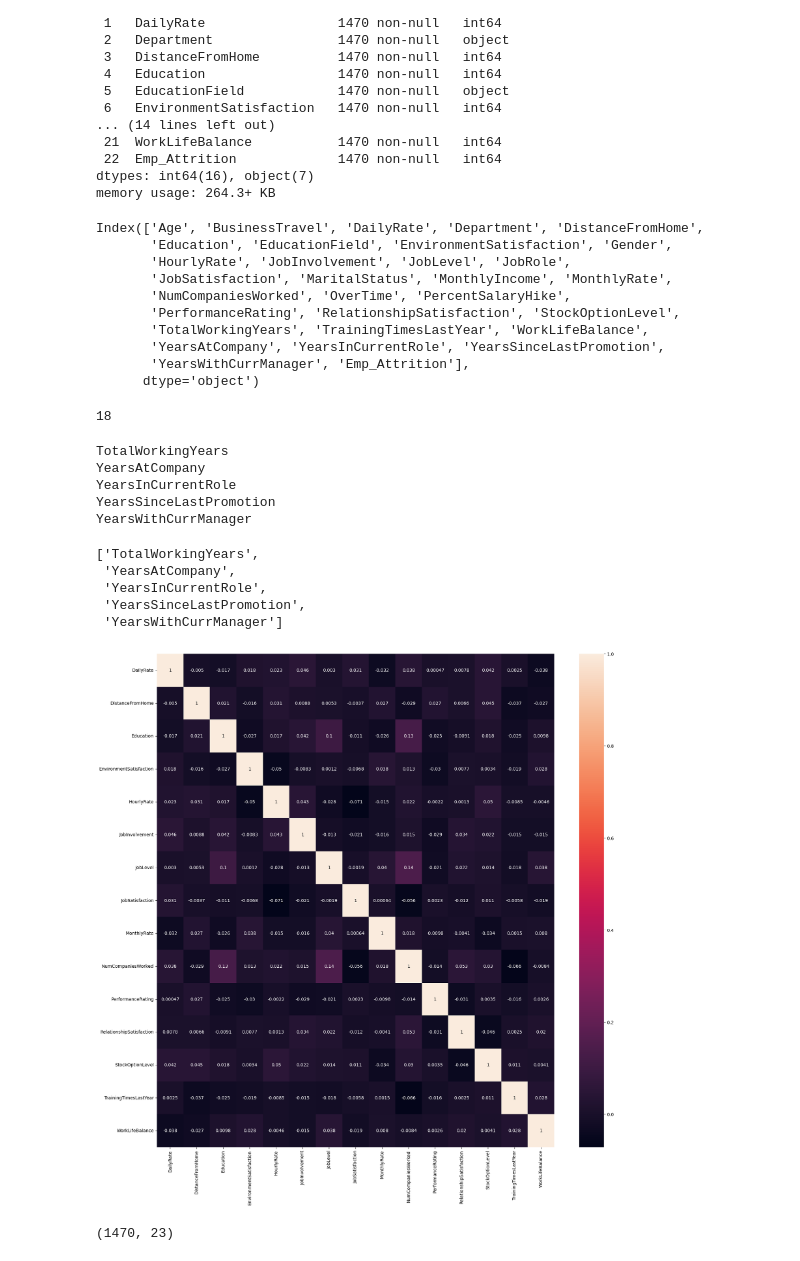
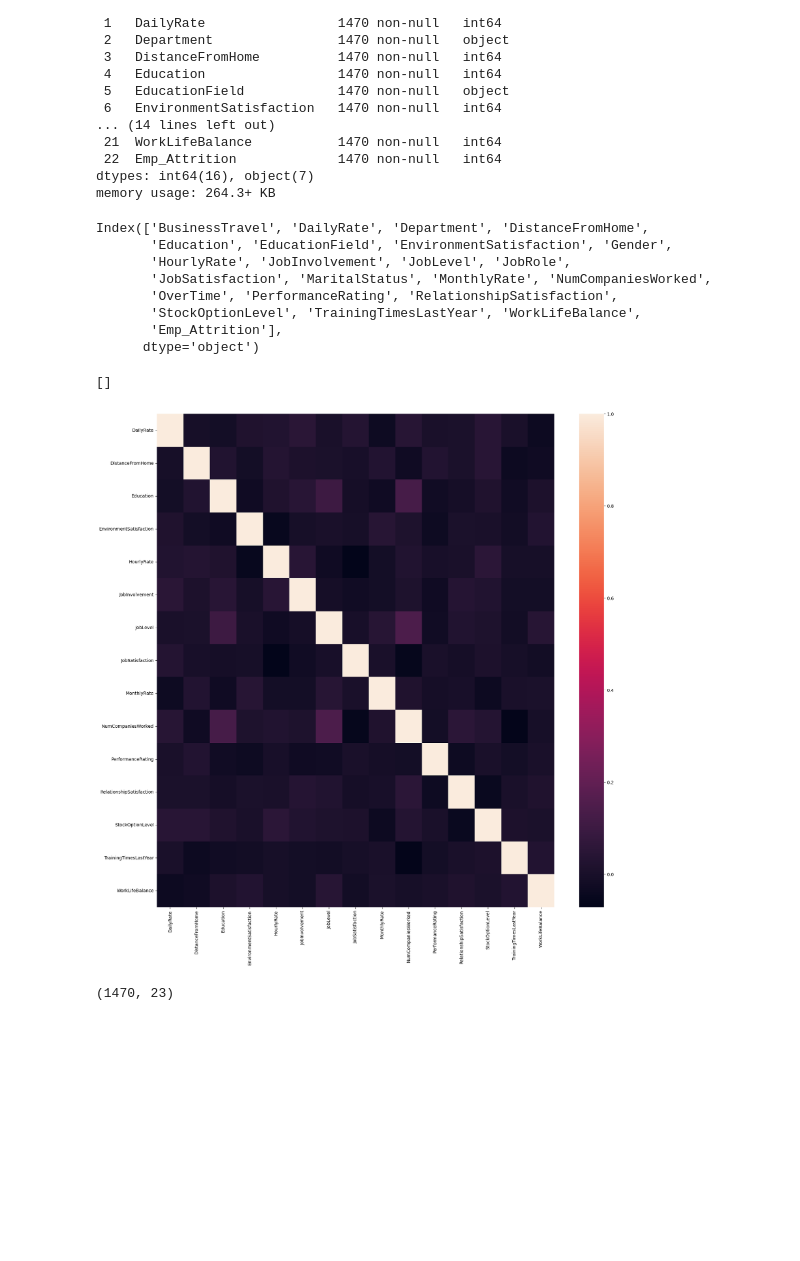
Before and after one commit to GorrettyOkumbe/Datascience-One-Campus, a Jupyter notebook: WORK _SPACE/Employee_Attrition_2023.ipynb, the cells around one changed output. Cells and saved outputs as stored; diff of their text form; code cells hidden in the pictures; blank space fills up the shorter version.

```diff
--- a/WORK _SPACE/Employee_Attrition_2023.ipynb
+++ b/WORK _SPACE/Employee_Attrition_2023.ipynb
@@ -38,7 +40,7 @@ def wrangle(path):
     df =  pd.read_csv(path)
 
     #create new target column that is new attrition ("Emp_Attrition") column
-    df["Emp_Attrition"] = [1 if  i == "Yes" else 0 for i in df["Attrition"]]
+    df["Emp_Attrition"] = [1 if  i == "No" else 0 for i in df["Attrition"]]
 
     # drop old target feature `Attrition`
     df.drop(columns="Attrition", inplace=True)
@@ -97,47 +99,33 @@ memory usage: 264.3+ KB
 # %%
 df.columns
 # %% [output]
-Index(['Age', 'BusinessTravel', 'DailyRate', 'Department', 'DistanceFromHome',
+Index(['BusinessTravel', 'DailyRate', 'Department', 'DistanceFromHome',
        'Education', 'EducationField', 'EnvironmentSatisfaction', 'Gender',
        'HourlyRate', 'JobInvolvement', 'JobLevel', 'JobRole',
-       'JobSatisfaction', 'MaritalStatus', 'MonthlyIncome', 'MonthlyRate',
-       'NumCompaniesWorked', 'OverTime', 'PercentSalaryHike',
-       'PerformanceRating', 'RelationshipSatisfaction', 'StockOptionLevel',
-       'TotalWorkingYears', 'TrainingTimesLastYear', 'WorkLifeBalance',
-       'YearsAtCompany', 'YearsInCurrentRole', 'YearsSinceLastPromotion',
-       'YearsWithCurrManager', 'Emp_Attrition'],
+       'JobSatisfaction', 'MaritalStatus', 'MonthlyRate', 'NumCompaniesWorked',
+       'OverTime', 'PerformanceRating', 'RelationshipSatisfaction',
+       'StockOptionLevel', 'TrainingTimesLastYear', 'WorkLifeBalance',
+       'Emp_Attrition'],
       dtype='object')
 # %%
-df["YearsWithCurrManager"].nunique()
+#df["YearsWithCurrManager"].nunique()
-# %% [output]
-18
 # %%
 for i in df.columns:
     if "Years" in i:
         print(i)
-# %% [output]
-TotalWorkingYears
-YearsAtCompany
-YearsInCurrentRole
-YearsSinceLastPromotion
-YearsWithCurrManager
 # %%
 df_leaky_features = [i for i in df.columns if "Years" in i]
 df_leaky_features
 # %% [output]
-['TotalWorkingYears',
- 'YearsAtCompany',
- 'YearsInCurrentRole',
- 'YearsSinceLastPromotion',
- 'YearsWithCurrManager']
+[]
 # %%
 correlation = df.drop(columns="Emp_Attrition").select_dtypes("number")
 # plot correlation heatmap
 set_option('display.width', 100)
 plt.figure(figsize = (20,20))
-sns.heatmap(correlation.corr(), annot=True);
+sns.heatmap(correlation.corr(), annot=False);
 # %% [output]
-[figure, old version]
+[figure, new version]
 # %%
 print(df.shape)
 df.head()
```
Also changed, not shown: parts of 11 cells of this notebook.
